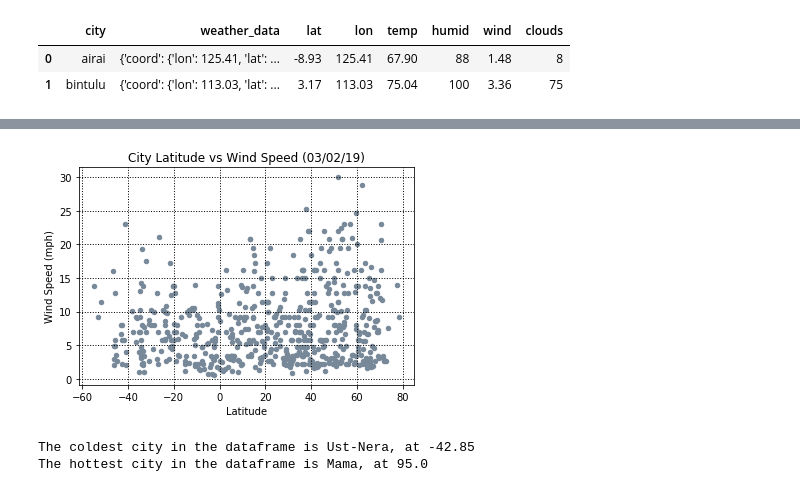
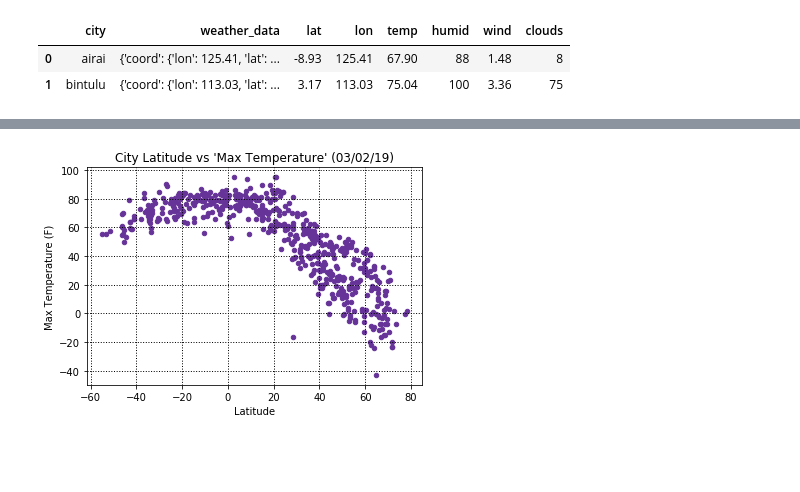
Before and after one commit to nomadtomas/global_weather, a Jupyter notebook: Global_Weather.ipynb, the cells around one changed output, grey strips where cells are left out. Cells and saved outputs as stored; diff of their text form; code cells hidden in the pictures; blank space fills up the shorter version.

```diff
--- a/Global_Weather.ipynb
+++ b/Global_Weather.ipynb
@@ -151,16 +121,39 @@ plt.show()
-# %%
-df.plot.scatter(x='lat', y='wind', color='lightslategray')
-plt.title(f'City Latitude vs Wind Speed ({now})')
-plt.xlabel('Latitude')
-plt.ylabel('Wind Speed (mph)')
-plt.grid(which='major', linestyle=':', linewidth=1, color='k')
-plt.savefig('City_Latitude_v_Wind.png')
-plt.show()
-# %% [output]
-[figure, removed]
-# %%
-print(f"The coldest city in the dataframe is {mn_city}, at {mn_temp.iloc[0,4]}")
-print(f"The hottest city in the dataframe is {mx_city}, at {mx_temp.iloc[0,4]}")
-# %% [output]
-The coldest city in the dataframe is Ust-Nera, at -42.85
-The hottest city in the dataframe is Mama, at 95.0
+# %%
+def get_plots(y, c='r'):
+    '''
+    Y__USES: 'temp', 'humid', 'wind', 'clouds'
+
+    Creates scatter plots for temperature, humidity, wind, or clouds
+    based on latitude.
+    '''
+    df.plot.scatter(x='lat', y=y, color=c)
+    plt.grid(which='major', linestyle=':', linewidth=1, color='k')
+    plt.xlabel("Latitude")
+
+    try:
+        if y == 'temp':
+            plt.title(f"City Latitude vs 'Max Temperature' ({now})")
+            plt.ylabel("Max Temperature (F)")
+            plt.savefig('City_Latitude_v_Max_Temp.png')
+        elif y == 'humid':
+            plt.title(f'City Latitude vs Humidity ({now})')
+            plt.ylabel('Humidity (%)')
+            plt.savefig('City_Latitude_v_Humidity.png')
+        elif y =='wind':
+            plt.title(f'City Latitude vs Wind ({now})')
+            plt.ylabel('Cloudiness (%)')
+            plt.savefig('City_Latitude_v_Wind.png')
+        elif y == 'clouds':
+            plt.title(f'City Latitude vs Cloudiness ({now})')
+            plt.ylabel('Cloudiness (%)')
+            plt.savefig('City_Latitude_v_Clouds.png')
+        else:
+            print("Please select: 'temp', 'wind', 'clouds','humid'")
+        return plt.show()
+
+    except Exception as e:
+        print('Please see doc string instructions')
+# %%
+get_plots('temp', 'rebeccapurple')
+# %% [output]
+[figure, added]
```
Also changed, not shown: parts of 6 cells of this notebook.
